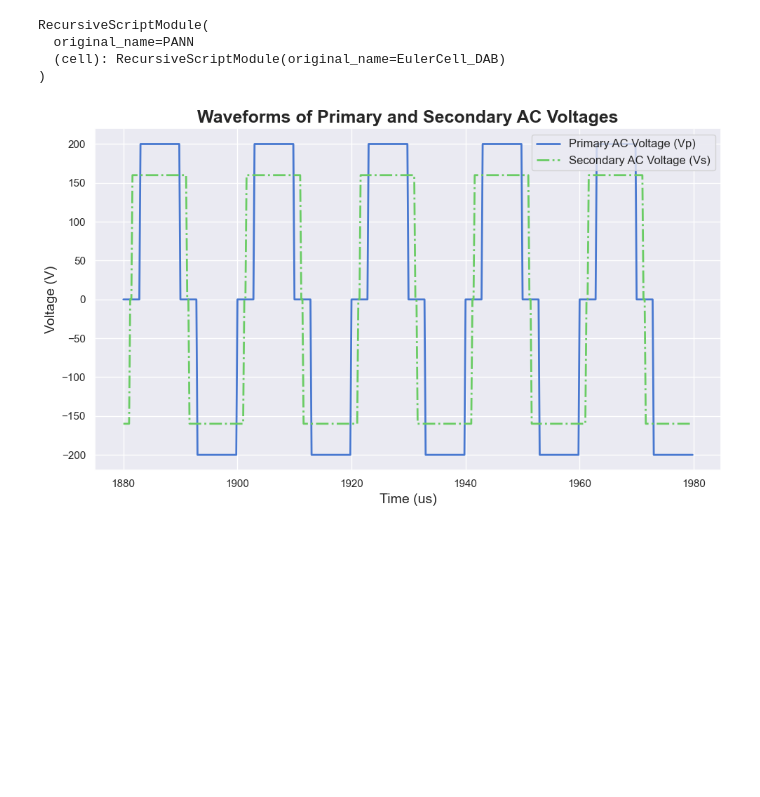
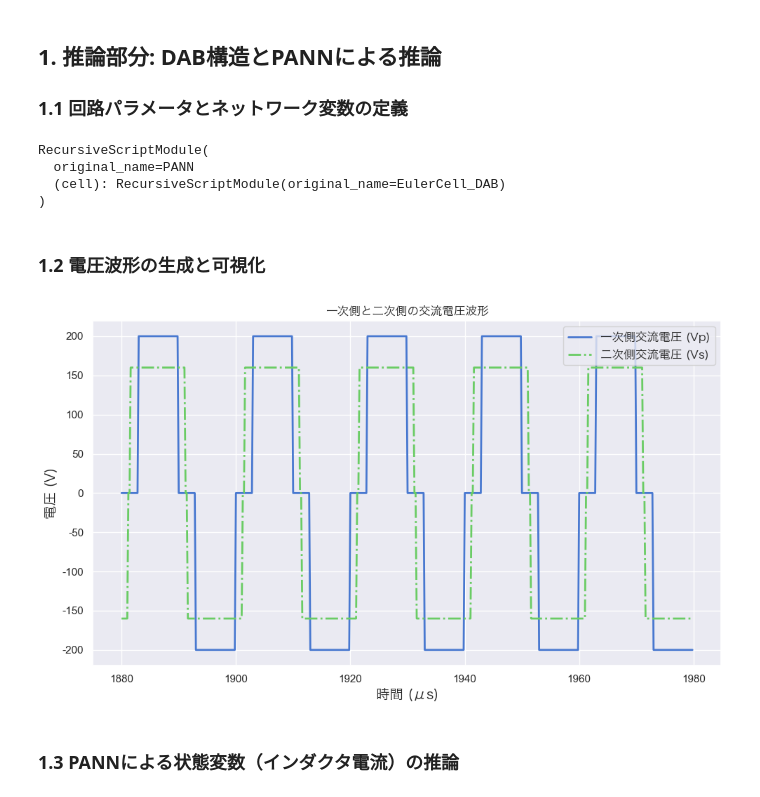
Before and after one commit to naoya25/my_PANN, a Jupyter notebook: my_notebooks/dab/my_DAB-inference and Training.ipynb, the cells around one changed output. Drawn from its saved outputs; the diff is of its cells as text; code cells hidden in the pictures; blank space fills up the shorter version.

```diff
--- a/my_notebooks/dab/my_DAB-inference and Training.ipynb
+++ b/my_notebooks/dab/my_DAB-inference and Training.ipynb
@@ -12 +15,7 @@ from utils.pann_utils import create_vpvs
+# %%
+# 日本語フォント
+font_path = "/System/Library/Fonts/ヒラギノ角ゴシック W3.ttc"
+font_prop = fm.FontProperties(fname=font_path)
+plt.rcParams["font.family"] = font_prop.get_name()
+plt.rcParams["axes.unicode_minus"] = False
 # %% [markdown]
@@ -15 +29,5 @@ DAB構造と推論
+# %% [markdown]
+## 1. 推論部分: DAB構造とPANNによる推論
+
+### 1.1 回路パラメータとネットワーク変数の定義
 # %%
@@ -29,55 +51,76 @@ RecursiveScriptModule(
   original_name=PANN
   (cell): RecursiveScriptModule(original_name=EulerCell_DAB)
 )
+# %% [markdown]
+### 1.2 電圧波形の生成と可視化
 # %%
+# 変調パラメータの設定
 D0, D1, D2 = 0.1, 0.7, 0.95
-Vin, Vref = 200, 160
-Tsim = 100 * Ts  # simulation time, considering 100 times of switching periods
-# generate voltage waveforms (vp and vs) given one set of modulation parameters
+Vin, Vref = 200, 160  # 入力電圧と参照電圧
+
+# シミュレーション時間の設定（スイッチング周期の100倍を考慮）
+Tsim = 100 * Ts
+
+# 変調パラメータのセットから電圧波形（vpとvs）を生成
 vp, vs = create_vpvs(
-    D0, D1, D2, Vin, Vref, Tslen, dt, Tsim, Ts, D1_cycle=0.5, D2_cycle=0.5
+    D0,
+    D1,
+    D2,
+    Vin,
+    Vref,
+    Tslen,
+    dt,
+    Tsim,
+    Ts,
+    D1_cycle=0.5,
+    D2_cycle=0.5,
 )
+
+# 時間軸の作成
 t = np.arange(0, len(vp) * dt, dt)
 
+# 交流電圧波形（vpとvs）をプロット
+sns.set(style="darkgrid")  # コントラストのためにダークグリッドの背景を使用
 
-#################################################################################
-# plot the ac voltage waveforms (vp and vs)
-
-
-sns.set(style="darkgrid")  # Use a dark grid background for contrast
-# Create a figure and axis
+# 図と軸を作成
 plt.figure(figsize=(10, 6))
 
-# Plot the waveforms with Seaborn style enhancements
+# Seabornスタイルの強化で波形をプロット
 plt.plot(
     t[-5 * Tslen :] * 1e6,
     vp[-5 * Tslen :],
-    label="Primary AC Voltage (Vp)",
+    label="一次側交流電圧 (Vp)",
     color=sns.color_palette("muted")[0],
     linestyle="-",
     linewidth=2,
 )
 plt.plot(
     t[-5 * Tslen :] * 1e6,
     vs[-5 * Tslen :],
-    label="Secondary AC Voltage (Vs)",
+    label="二次側交流電圧 (Vs)",
     color=sns.color_palette("muted")[2],
     linestyle="-.",
     linewidth=2,
 )
 
-# Add a title and labels
-plt.title("Waveforms of Primary and Secondary AC Voltages", fontsize=18, weight="bold")
-plt.xlabel("Time (us)", fontsize=14)
-plt.ylabel("Voltage (V)", fontsize=14)
+# タイトルとラベルを追加
+plt.title(
+    "一次側と二次側の交流電圧波形", fontsize=18, weight="bold", fontproperties=font_prop
+)
+plt.xlabel("時間 (μs)", fontsize=14, fontproperties=font_prop)
+plt.ylabel("電圧 (V)", fontsize=14, fontproperties=font_prop)
 
-# Add a grid for better readability (already part of Seaborn darkgrid)
+# 読みやすさのためのグリッドを追加（Seabornのダークグリッドの一部として既に含まれている）
 plt.grid(True)
-# Add a legend to describe the waveforms
-plt.legend(loc="upper right", fontsize=12)
-# Show the plot
-plt.tight_layout()  # Adjust layout for better fit
+
+# 波形を説明する凡例を追加
+plt.legend(loc="upper right", fontsize=12, prop=font_prop)
+
+# プロットを表示
+plt.tight_layout()  # より良いフィットのためにレイアウトを調整
 plt.show()
 # %% [output]
-[figure, old version]
+[figure, new version]
+# %% [markdown]
+### 1.3 PANNによる状態変数（インダクタ電流）の推論
 # %%
```
Also changed, not shown: parts of 18 cells of this notebook, 7 other files.
